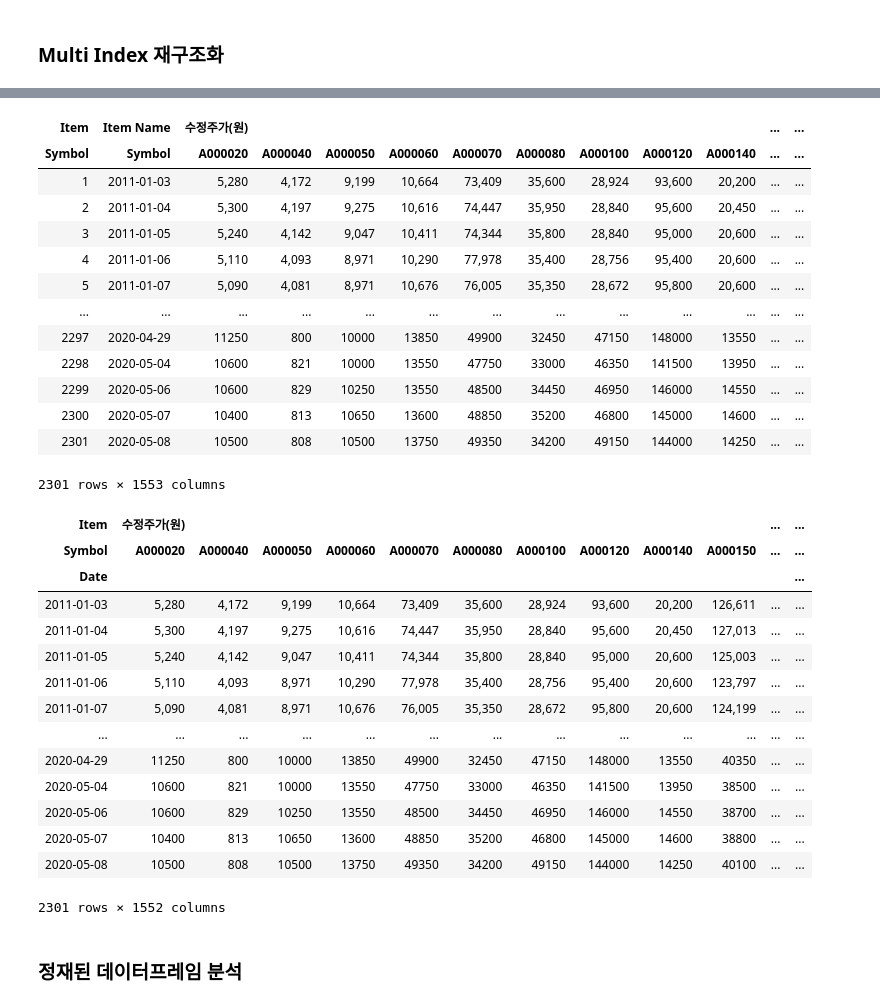
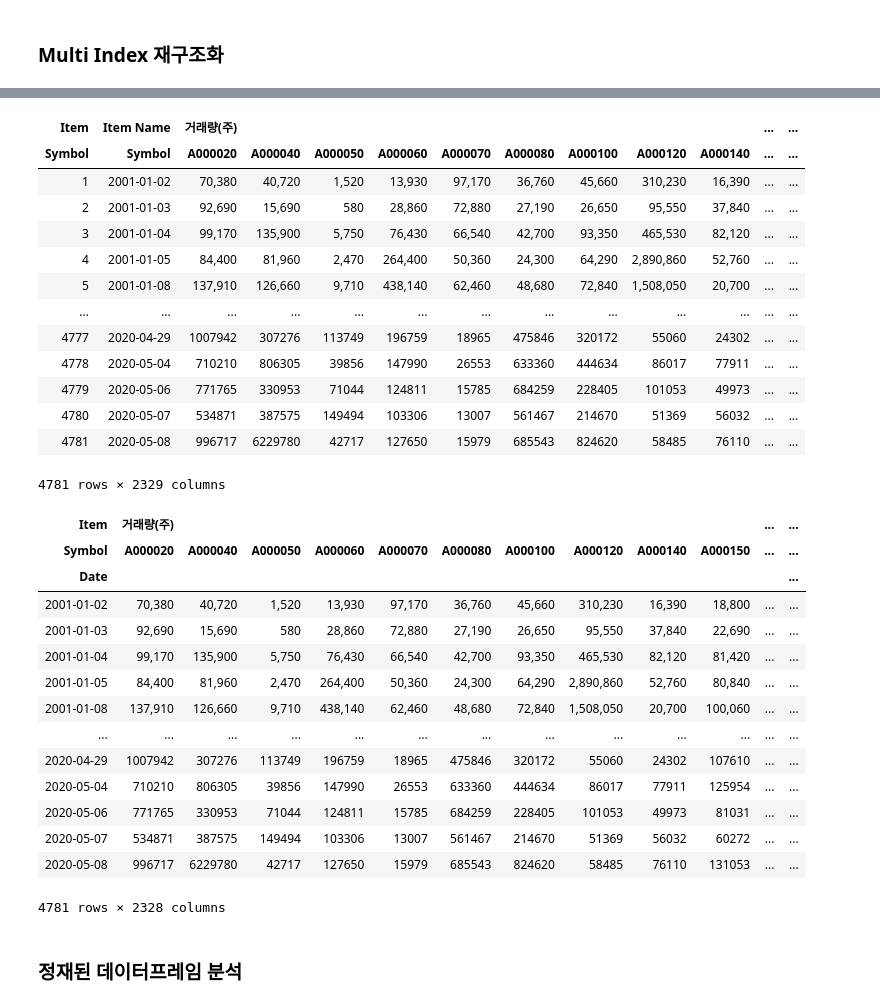
Before and after one commit to cocobolla/Thesis_paper, a Jupyter notebook: PCA_Pairs_Trading_Pickle_Maker.ipynb, the cells around one changed output, grey strips where cells are left out. Saved outputs shown, nothing was run; the diff lists cells and outputs as text; code cells hidden in the pictures.

```diff
--- a/PCA_Pairs_Trading_Pickle_Maker.ipynb
+++ b/PCA_Pairs_Trading_Pickle_Maker.ipynb
@@ -7,7 +7,8 @@ import matplotlib.pyplot as plt
 import datetime
 # %%
 file_path = r'C:\Users\USER\Desktop\paper\kospi_10yr.csv'
-df = pd.read_csv('./data/kospi_10yr.csv', encoding='cp949', thousands=',')
+# df = pd.read_csv('./data/kospi_10yr.csv', encoding='cp949', thousands=',')
+df = pd.read_csv('./data/KSE_20yr.csv', encoding='cp949', thousands=',')
 df
 # %% [output]
 |  | Symbol | A005930 | A005930.1 | A005930.2 | A005930.3 | A005930.4 | A005930.5 | A005930.6 | A000660 | ... |
@@ -83,7 +84,7 @@ target_df
 # %% [markdown]
 ### Multi Index 재구조화
 # %%
-target_col = ['Item Name', '수정주가(원)', '시가총액 (52주 평균)(백만원)']
+target_col = ['Item Name', '수정주가(원)', '시가총액 (52주 평균)(백만원)', '거래량(주)']
 target_df = target_df.loc[:, target_df.iloc[0,:].isin(target_col)]
 target_df
 # %% [output]
@@ -103,45 +104,45 @@ target_df
 # %%
-target_df.columns = target_df.columns.str.replace('\.[4,6]', '')
+target_df.columns = target_df.columns.str.replace('\.[4,5,6]', '')
 target_df.columns = pd.MultiIndex.from_arrays((target_df.iloc[0],target_df.columns), names=('Item', 'Symbol'))
 target_df = target_df.drop([0], axis=0)
 target_df.sort_index(axis=1, level=0, inplace=True)
 target_df
 # %% [output]
-| Item | Item Name | 수정주가(원) |  |  |  |  |  |  |  |  | ... | ... |
+| Item | Item Name | 거래량(주) |  |  |  |  |  |  |  |  | ... | ... |
 | Symbol | Symbol | A000020 | A000040 | A000050 | A000060 | A000070 | A000080 | A000100 | A000120 | A000140 | ... | ... |
-| 1 | 2011-01-03 | 5,280 | 4,172 | 9,199 | 10,664 | 73,409 | 35,600 | 28,924 | 93,600 | 20,200 | ... | ... |
-| 2 | 2011-01-04 | 5,300 | 4,197 | 9,275 | 10,616 | 74,447 | 35,950 | 28,840 | 95,600 | 20,450 | ... | ... |
-| 3 | 2011-01-05 | 5,240 | 4,142 | 9,047 | 10,411 | 74,344 | 35,800 | 28,840 | 95,000 | 20,600 | ... | ... |
-| 4 | 2011-01-06 | 5,110 | 4,093 | 8,971 | 10,290 | 77,978 | 35,400 | 28,756 | 95,400 | 20,600 | ... | ... |
-| 5 | 2011-01-07 | 5,090 | 4,081 | 8,971 | 10,676 | 76,005 | 35,350 | 28,672 | 95,800 | 20,600 | ... | ... |
+| 1 | 2001-01-02 | 70,380 | 40,720 | 1,520 | 13,930 | 97,170 | 36,760 | 45,660 | 310,230 | 16,390 | ... | ... |
+| 2 | 2001-01-03 | 92,690 | 15,690 | 580 | 28,860 | 72,880 | 27,190 | 26,650 | 95,550 | 37,840 | ... | ... |
+| 3 | 2001-01-04 | 99,170 | 135,900 | 5,750 | 76,430 | 66,540 | 42,700 | 93,350 | 465,530 | 82,120 | ... | ... |
+| 4 | 2001-01-05 | 84,400 | 81,960 | 2,470 | 264,400 | 50,360 | 24,300 | 64,290 | 2,890,860 | 52,760 | ... | ... |
+| 5 | 2001-01-08 | 137,910 | 126,660 | 9,710 | 438,140 | 62,460 | 48,680 | 72,840 | 1,508,050 | 20,700 | ... | ... |
 | ... | ... | ... | ... | ... | ... | ... | ... | ... | ... | ... | ... | ... |
-| 2297 | 2020-04-29 | 11250 | 800 | 10000 | 13850 | 49900 | 32450 | 47150 | 148000 | 13550 | ... | ... |
-| 2298 | 2020-05-04 | 10600 | 821 | 10000 | 13550 | 47750 | 33000 | 46350 | 141500 | 13950 | ... | ... |
-| 2299 | 2020-05-06 | 10600 | 829 | 10250 | 13550 | 48500 | 34450 | 46950 | 146000 | 14550 | ... | ... |
-| 2300 | 2020-05-07 | 10400 | 813 | 10650 | 13600 | 48850 | 35200 | 46800 | 145000 | 14600 | ... | ... |
-| 2301 | 2020-05-08 | 10500 | 808 | 10500 | 13750 | 49350 | 34200 | 49150 | 144000 | 14250 | ... | ... |
+| 4777 | 2020-04-29 | 1007942 | 307276 | 113749 | 196759 | 18965 | 475846 | 320172 | 55060 | 24302 | ... | ... |
+| 4778 | 2020-05-04 | 710210 | 806305 | 39856 | 147990 | 26553 | 633360 | 444634 | 86017 | 77911 | ... | ... |
+| 4779 | 2020-05-06 | 771765 | 330953 | 71044 | 124811 | 15785 | 684259 | 228405 | 101053 | 49973 | ... | ... |
+| 4780 | 2020-05-07 | 534871 | 387575 | 149494 | 103306 | 13007 | 561467 | 214670 | 51369 | 56032 | ... | ... |
+| 4781 | 2020-05-08 | 996717 | 6229780 | 42717 | 127650 | 15979 | 685543 | 824620 | 58485 | 76110 | ... | ... |
-2301 rows × 1553 columns
+4781 rows × 2329 columns
 # %%
 target_df[('Item Name', 'Symbol')] = target_df[('Item Name', 'Symbol')].astype('datetime64[ns]')
 target_df = target_df.set_index(('Item Name', 'Symbol'))
 target_df.index.rename('Date', inplace=True)
 target_df
 # %% [output]
-| Item | 수정주가(원) |  |  |  |  |  |  |  |  |  | ... | ... |
+| Item | 거래량(주) |  |  |  |  |  |  |  |  |  | ... | ... |
 | Symbol | A000020 | A000040 | A000050 | A000060 | A000070 | A000080 | A000100 | A000120 | A000140 | A000150 | ... | ... |
 | Date |  |  |  |  |  |  |  |  |  |  |  | ... |
-| 2011-01-03 | 5,280 | 4,172 | 9,199 | 10,664 | 73,409 | 35,600 | 28,924 | 93,600 | 20,200 | 126,611 | ... | ... |
-| 2011-01-04 | 5,300 | 4,197 | 9,275 | 10,616 | 74,447 | 35,950 | 28,840 | 95,600 | 20,450 | 127,013 | ... | ... |
-| 2011-01-05 | 5,240 | 4,142 | 9,047 | 10,411 | 74,344 | 35,800 | 28,840 | 95,000 | 20,600 | 125,003 | ... | ... |
-| 2011-01-06 | 5,110 | 4,093 | 8,971 | 10,290 | 77,978 | 35,400 | 28,756 | 95,400 | 20,600 | 123,797 | ... | ... |
-| 2011-01-07 | 5,090 | 4,081 | 8,971 | 10,676 | 76,005 | 35,350 | 28,672 | 95,800 | 20,600 | 124,199 | ... | ... |
+| 2001-01-02 | 70,380 | 40,720 | 1,520 | 13,930 | 97,170 | 36,760 | 45,660 | 310,230 | 16,390 | 18,800 | ... | ... |
+| 2001-01-03 | 92,690 | 15,690 | 580 | 28,860 | 72,880 | 27,190 | 26,650 | 95,550 | 37,840 | 22,690 | ... | ... |
+| 2001-01-04 | 99,170 | 135,900 | 5,750 | 76,430 | 66,540 | 42,700 | 93,350 | 465,530 | 82,120 | 81,420 | ... | ... |
+| 2001-01-05 | 84,400 | 81,960 | 2,470 | 264,400 | 50,360 | 24,300 | 64,290 | 2,890,860 | 52,760 | 80,840 | ... | ... |
+| 2001-01-08 | 137,910 | 126,660 | 9,710 | 438,140 | 62,460 | 48,680 | 72,840 | 1,508,050 | 20,700 | 100,060 | ... | ... |
 | ... | ... | ... | ... | ... | ... | ... | ... | ... | ... | ... | ... | ... |
-| 2020-04-29 | 11250 | 800 | 10000 | 13850 | 49900 | 32450 | 47150 | 148000 | 13550 | 40350 | ... | ... |
-| 2020-05-04 | 10600 | 821 | 10000 | 13550 | 47750 | 33000 | 46350 | 141500 | 13950 | 38500 | ... | ... |
-| 2020-05-06 | 10600 | 829 | 10250 | 13550 | 48500 | 34450 | 46950 | 146000 | 14550 | 38700 | ... | ... |
-| 2020-05-07 | 10400 | 813 | 10650 | 13600 | 48850 | 35200 | 46800 | 145000 | 14600 | 38800 | ... | ... |
-| 2020-05-08 | 10500 | 808 | 10500 | 13750 | 49350 | 34200 | 49150 | 144000 | 14250 | 40100 | ... | ... |
+| 2020-04-29 | 1007942 | 307276 | 113749 | 196759 | 18965 | 475846 | 320172 | 55060 | 24302 | 107610 | ... | ... |
+| 2020-05-04 | 710210 | 806305 | 39856 | 147990 | 26553 | 633360 | 444634 | 86017 | 77911 | 125954 | ... | ... |
+| 2020-05-06 | 771765 | 330953 | 71044 | 124811 | 15785 | 684259 | 228405 | 101053 | 49973 | 81031 | ... | ... |
+| 2020-05-07 | 534871 | 387575 | 149494 | 103306 | 13007 | 561467 | 214670 | 51369 | 56032 | 60272 | ... | ... |
+| 2020-05-08 | 996717 | 6229780 | 42717 | 127650 | 15979 | 685543 | 824620 | 58485 | 76110 | 131053 | ... | ... |
-2301 rows × 1552 columns
+4781 rows × 2328 columns
 # %% [markdown]
 ### 정재된 데이터프레임 분석
 # %%
```
Also changed, not shown: parts of 13 cells of this notebook, 5 other files.
